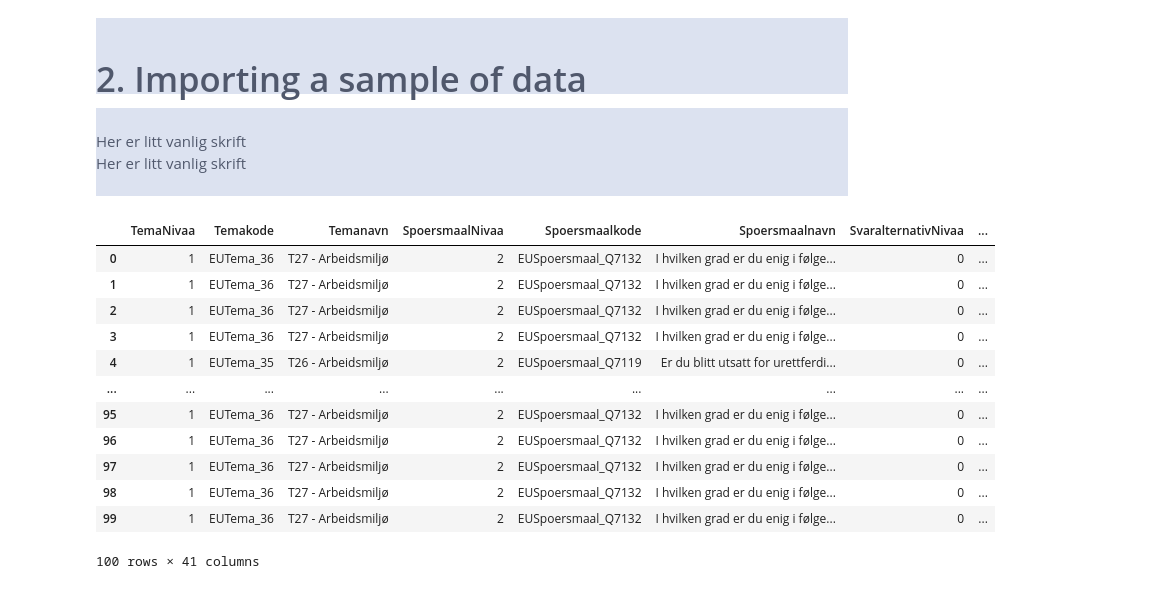
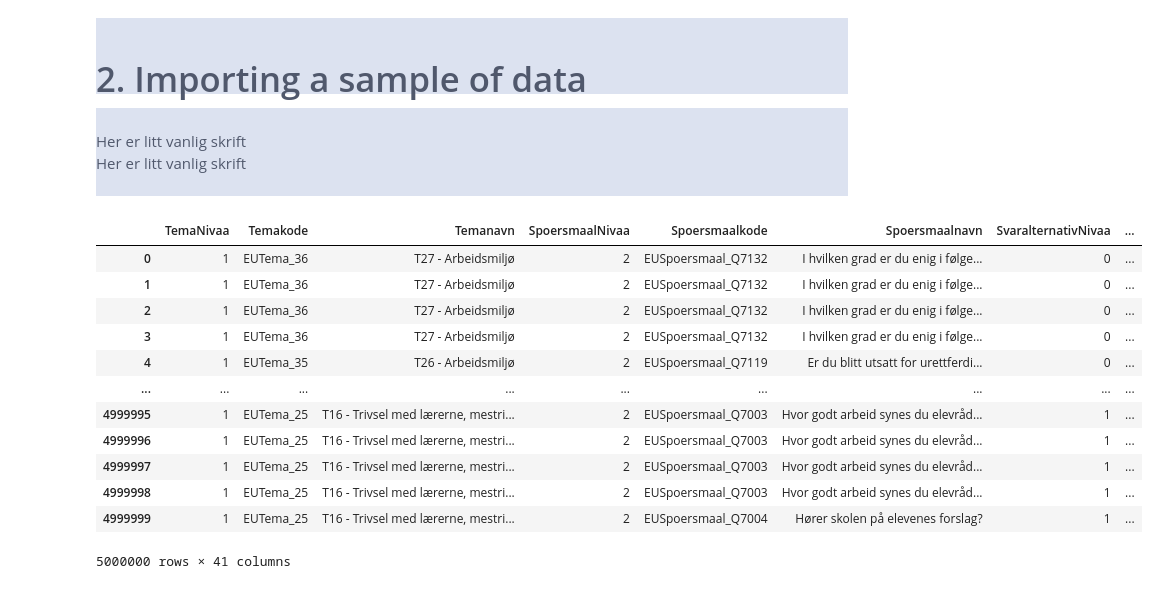
Before and after one commit to enraarne/CSV-testing-tool, a Jupyter notebook: CSV_test_script.ipynb, the cells around one changed output. Cells and saved outputs as stored; diff of their text form; code cells hidden in the pictures.

```diff
--- a/CSV_test_script.ipynb
+++ b/CSV_test_script.ipynb
@@ -68,19 +886,19 @@ df
     <span style="color: #50586C; padding-left: 40px">Her er litt vanlig skrift</span><br><br>
 </div>
 # %%
-df = pd.read_csv('data/VGO-EUV-Tema-2022.zip', nrows=100, sep=";", encoding='cp1252', compression='zip')
+df = pd.read_csv('data/VGO-EUV-Tema-2022.zip', nrows=5000000, sep=";", encoding='cp1252', compression='zip')
 df
 # %% [output]
 |  | TemaNivaa | Temakode | Temanavn | SpoersmaalNivaa | Spoersmaalkode | Spoersmaalnavn | SvaralternativNivaa | ... |
 | 0 | 1 | EUTema_36 | T27 - Arbeidsmiljø | 2 | EUSpoersmaal_Q7132 | I hvilken grad er du enig i følge... | 0 | ... |
 | 1 | 1 | EUTema_36 | T27 - Arbeidsmiljø | 2 | EUSpoersmaal_Q7132 | I hvilken grad er du enig i følge... | 0 | ... |
 | 2 | 1 | EUTema_36 | T27 - Arbeidsmiljø | 2 | EUSpoersmaal_Q7132 | I hvilken grad er du enig i følge... | 0 | ... |
 | 3 | 1 | EUTema_36 | T27 - Arbeidsmiljø | 2 | EUSpoersmaal_Q7132 | I hvilken grad er du enig i følge... | 0 | ... |
 | 4 | 1 | EUTema_35 | T26 - Arbeidsmiljø | 2 | EUSpoersmaal_Q7119 | Er du blitt utsatt for urettferdi... | 0 | ... |
 | ... | ... | ... | ... | ... | ... | ... | ... | ... |
-| 95 | 1 | EUTema_36 | T27 - Arbeidsmiljø | 2 | EUSpoersmaal_Q7132 | I hvilken grad er du enig i følge... | 0 | ... |
-| 96 | 1 | EUTema_36 | T27 - Arbeidsmiljø | 2 | EUSpoersmaal_Q7132 | I hvilken grad er du enig i følge... | 0 | ... |
-| 97 | 1 | EUTema_36 | T27 - Arbeidsmiljø | 2 | EUSpoersmaal_Q7132 | I hvilken grad er du enig i følge... | 0 | ... |
-| 98 | 1 | EUTema_36 | T27 - Arbeidsmiljø | 2 | EUSpoersmaal_Q7132 | I hvilken grad er du enig i følge... | 0 | ... |
-| 99 | 1 | EUTema_36 | T27 - Arbeidsmiljø | 2 | EUSpoersmaal_Q7132 | I hvilken grad er du enig i følge... | 0 | ... |
+| 4999995 | 1 | EUTema_25 | T16 - Trivsel med lærerne, mestri... | 2 | EUSpoersmaal_Q7003 | Hvor godt arbeid synes du elevråd... | 1 | ... |
+| 4999996 | 1 | EUTema_25 | T16 - Trivsel med lærerne, mestri... | 2 | EUSpoersmaal_Q7003 | Hvor godt arbeid synes du elevråd... | 1 | ... |
+| 4999997 | 1 | EUTema_25 | T16 - Trivsel med lærerne, mestri... | 2 | EUSpoersmaal_Q7003 | Hvor godt arbeid synes du elevråd... | 1 | ... |
+| 4999998 | 1 | EUTema_25 | T16 - Trivsel med lærerne, mestri... | 2 | EUSpoersmaal_Q7003 | Hvor godt arbeid synes du elevråd... | 1 | ... |
+| 4999999 | 1 | EUTema_25 | T16 - Trivsel med lærerne, mestri... | 2 | EUSpoersmaal_Q7004 | Hører skolen på elevenes forslag? | 1 | ... |
-100 rows × 41 columns
+5000000 rows × 41 columns
```
Also changed, not shown: parts of 137 cells of this notebook, 1 other file.
